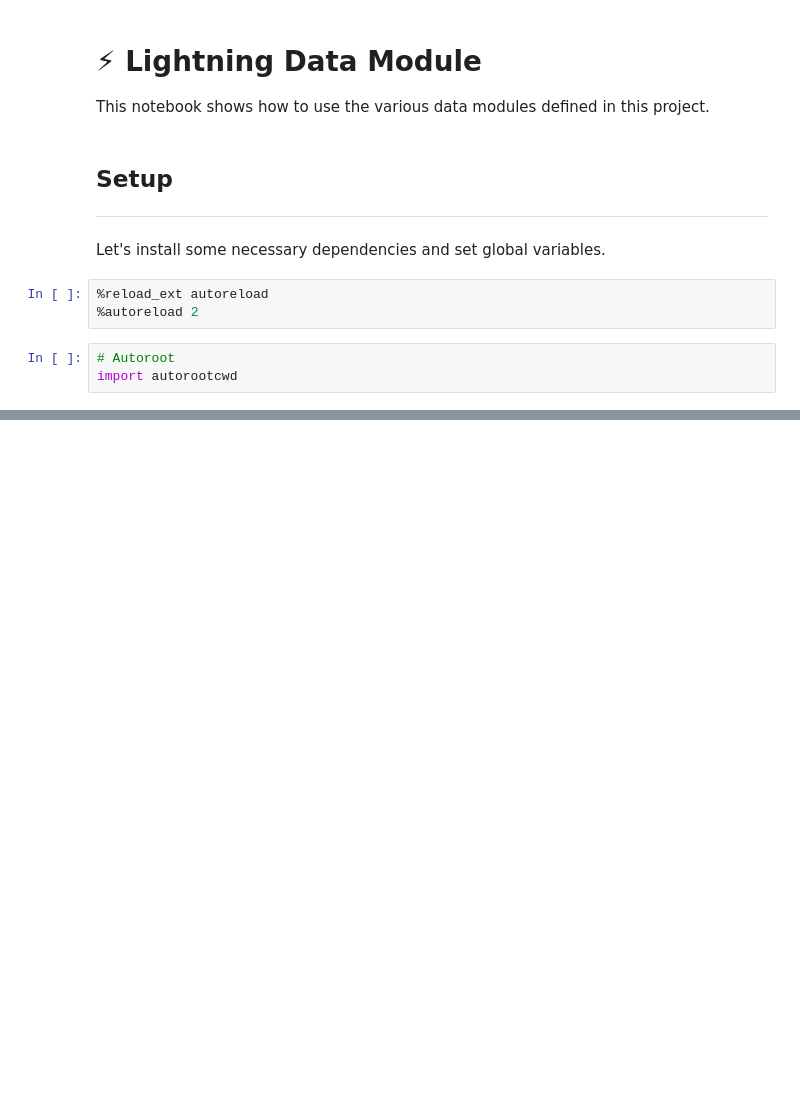
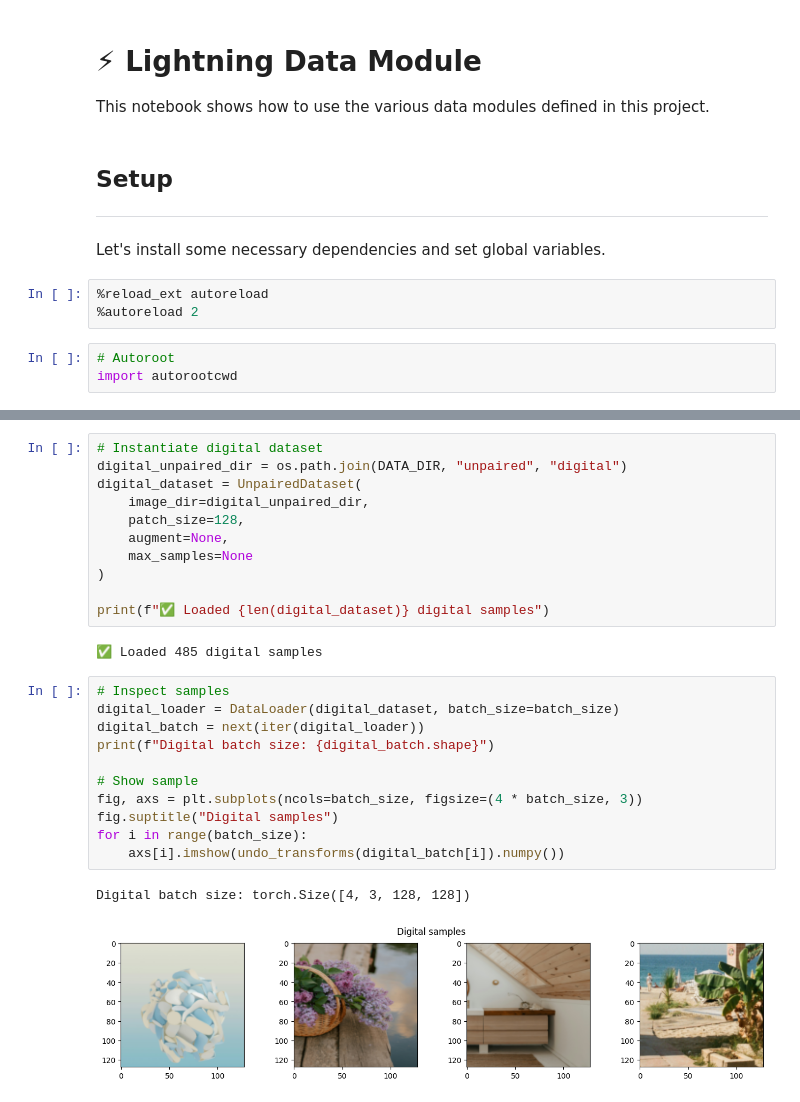
Before and after one commit to mikasenghaas/sillystill, a Jupyter notebook: notebooks/3.0-data.ipynb, the cells around one changed output, grey strips where cells are left out. Cells and saved outputs as stored; diff of their text form; blank space fills up the shorter version.

```diff
--- a/notebooks/3.0-data.ipynb
+++ b/notebooks/3.0-data.ipynb
@@ -84,0 +97,27 @@ print(batch[0].shape, batch[1].shape)
+# %%
+# Instantiate digital dataset
+digital_unpaired_dir = os.path.join(DATA_DIR, "unpaired", "digital")
+digital_dataset = UnpairedDataset(
+    image_dir=digital_unpaired_dir,
+    patch_size=128,
+    augment=None,
+    max_samples=None
+)
+
+print(f"✅ Loaded {len(digital_dataset)} digital samples")
+# %% [output]
+✅ Loaded 485 digital samples
+# %%
+# Inspect samples
+digital_loader = DataLoader(digital_dataset, batch_size=batch_size)
+digital_batch = next(iter(digital_loader))
+print(f"Digital batch size: {digital_batch.shape}")
+
+# Show sample
+fig, axs = plt.subplots(ncols=batch_size, figsize=(4 * batch_size, 3))
+fig.suptitle("Digital samples")
+for i in range(batch_size):
+    axs[i].imshow(undo_transforms(digital_batch[i]).numpy())
+# %% [output]
+Digital batch size: torch.Size([4, 3, 128, 128])
+[figure, added]
```
Also changed, not shown: parts of 18 cells of this notebook, 6 other files.
